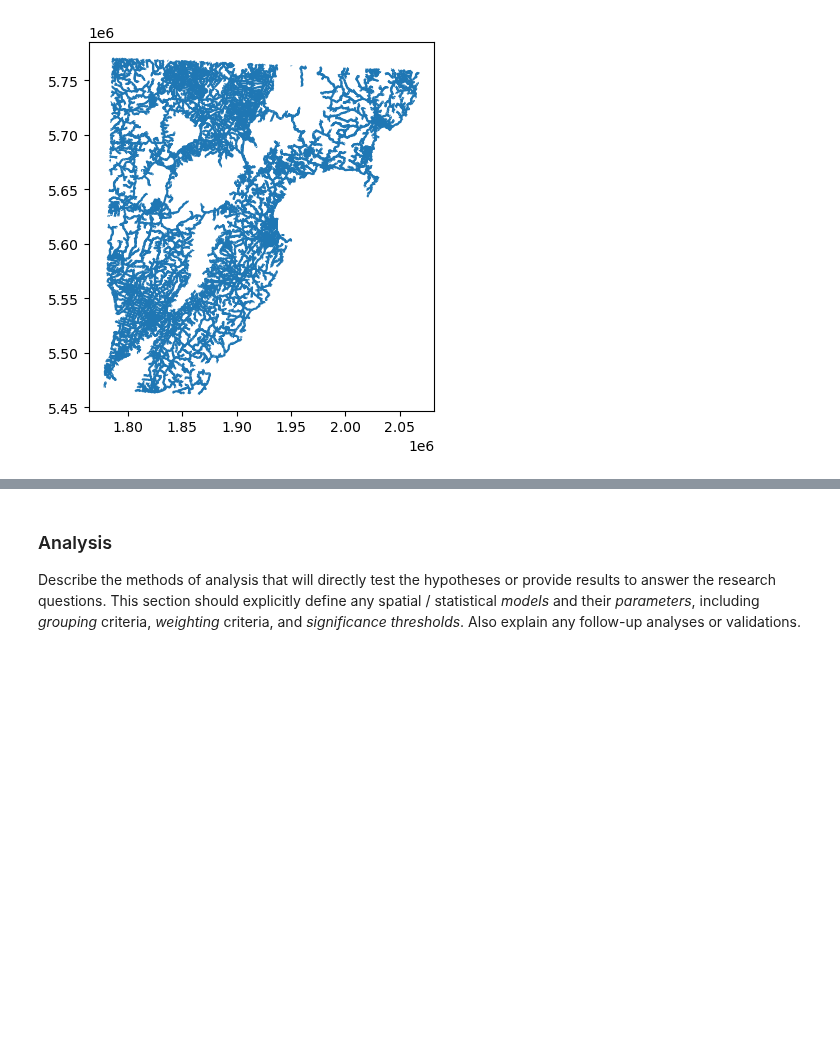
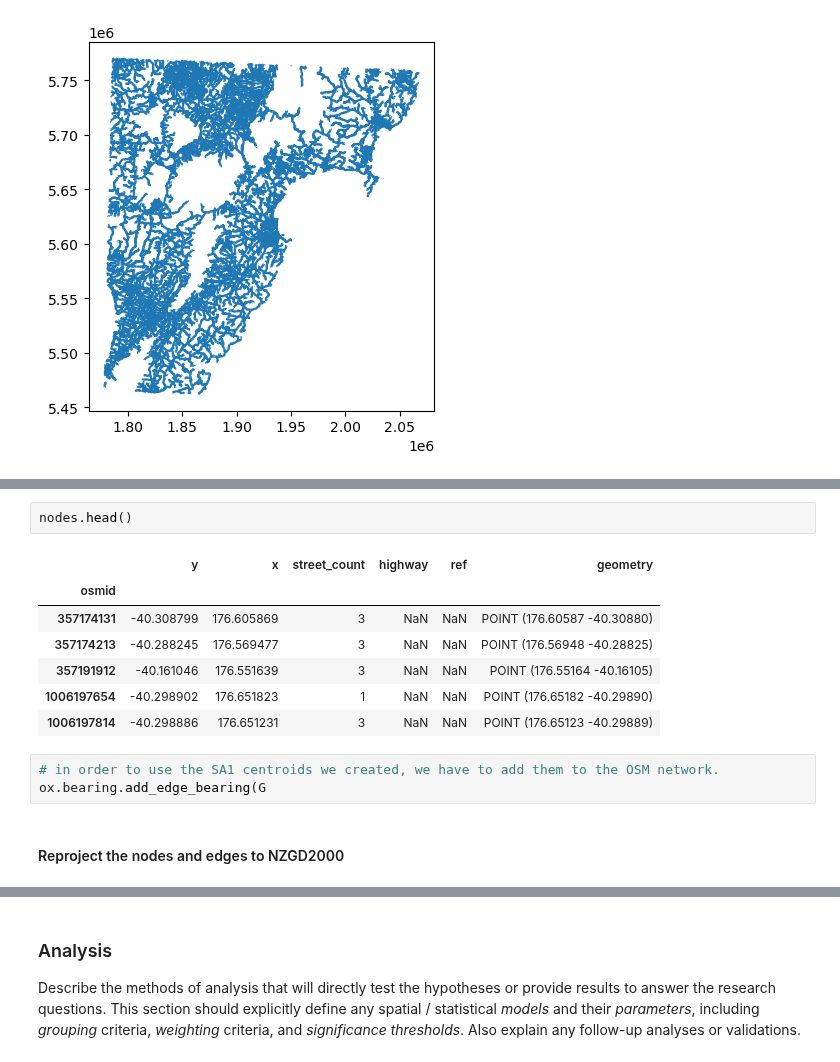
Before and after one commit to gsokolow/Flooding-and-Healthcare-2024, a Jupyter notebook: procedure/code/01-Jupyter_notebook.ipynb, the cells around one changed output, grey strips where cells are left out. Saved outputs shown, nothing was run; the diff lists cells and outputs as text; blank space fills up the shorter version.

```diff
--- a/procedure/code/01-Jupyter_notebook.ipynb
+++ b/procedure/code/01-Jupyter_notebook.ipynb
@@ -296,0 +384,15 @@ InsufficientResponseError: Nominatim returned 1 result(s) but which_result=2
+# %%
+nodes.head()
+# %% [output]
+|  | y | x | street_count | highway | ref | geometry |
+| osmid |  |  |  |  |  |  |
+| 357174131 | -40.308799 | 176.605869 | 3 | NaN | NaN | POINT (176.60587 -40.30880) |
+| 357174213 | -40.288245 | 176.569477 | 3 | NaN | NaN | POINT (176.56948 -40.28825) |
+| 357191912 | -40.161046 | 176.551639 | 3 | NaN | NaN | POINT (176.55164 -40.16105) |
+| 1006197654 | -40.298902 | 176.651823 | 1 | NaN | NaN | POINT (176.65182 -40.29890) |
+| 1006197814 | -40.298886 | 176.651231 | 3 | NaN | NaN | POINT (176.65123 -40.29889) |
+# %%
+# in order to use the SA1 centroids we created, we have to add them to the OSM network.
+ox.bearing.add_edge_bearing(G
+# %% [markdown]
+#### Reproject the nodes and edges to NZGD2000
```
Also changed, not shown: parts of 20 cells of this notebook, 22 other files.
